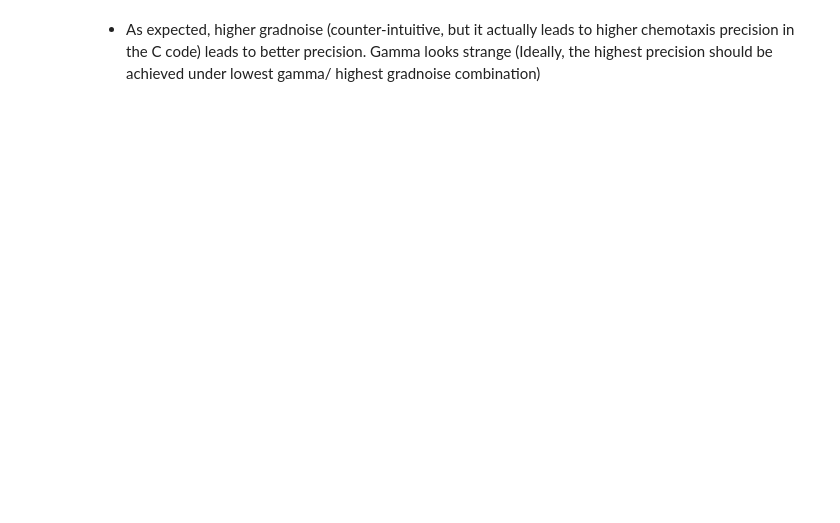
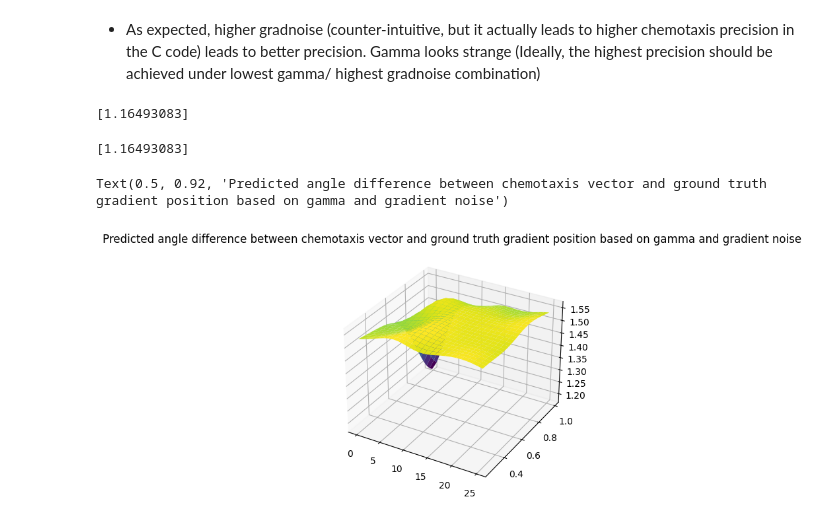
Before and after one commit to naveenr414/cell-simulation, a Jupyter notebook: scripts/notebooks/Chemotaxis_dynamics_emulator.ipynb, the cells around one changed output. Drawn from its saved outputs; the diff is of its cells as text; code cells hidden in the pictures; blank space fills up the shorter version.

```diff
--- a/scripts/notebooks/Chemotaxis_dynamics_emulator.ipynb
+++ b/scripts/notebooks/Chemotaxis_dynamics_emulator.ipynb
@@ -114,2 +120,40 @@ plt.show()
 # %% [markdown]
 * As expected, higher gradnoise (counter-intuitive, but it actually leads to higher chemotaxis precision in the C code) leads to better precision. Gamma looks strange (Ideally, the highest precision should be achieved under lowest gamma/ highest gradnoise combination)
+# %%
+Y = get_rewards(data_files, average_function_over_time(average_angle_migration_to_peak))
+print(Y[34])
+# %% [output]
+[1.16493083]
+# %%
+print(Y[34])
+# %% [output]
+[1.16493083]
+# %%
+kernel = GPy.kern.RBF(input_dim=2, ARD=True, lengthscale=[1,1], variance=1)
+model_gpy = GPRegression(X, Y ,kernel = kernel,normalizer=True,noise_var=0.05)
+model_gpy.parameters[0].variance.fix()
+model_gpy.parameters[1].variance.fix()
+model_emukit = GPyModelWrapper(model_gpy)
+model_emukit.optimize()
+# %%
+parameter_space = ParameterSpace([
+                                DiscreteParameter('gamma',list(range(0,25))),
+                                ContinuousParameter('gradnoise',0.25,0.99)])
+
+_gamma_test = np.linspace(0, 25, 25)
+_gradnoise_test = np.linspace(0.25, 0.99, 25)
+
+coords_gamma, coords_gradnoise = np.meshgrid(_gamma_test, _gradnoise_test)
+
+_mean, _var = model_emukit.predict(np.c_[coords_gamma.ravel(), coords_gradnoise.ravel()])
+
+reshaped_mean = _mean.reshape(coords_gamma.shape)
+
+
+ax = plt.axes(projection='3d')
+ax.plot_surface(coords_gamma, coords_gradnoise, reshaped_mean, rstride=1, cstride=1,
+                cmap='viridis', edgecolor='none')
+ax.set_title('Predicted angle difference between migration vector and ground truth gradient position based on gamma and gradient noise')
+# %% [output]
+Text(0.5, 0.92, 'Predicted angle difference between chemotaxis vector and ground truth gradient position based on gamma and gradient noise')
+[figure, added]
```
Also changed, not shown: parts of 5 cells of this notebook, 3 other files.
